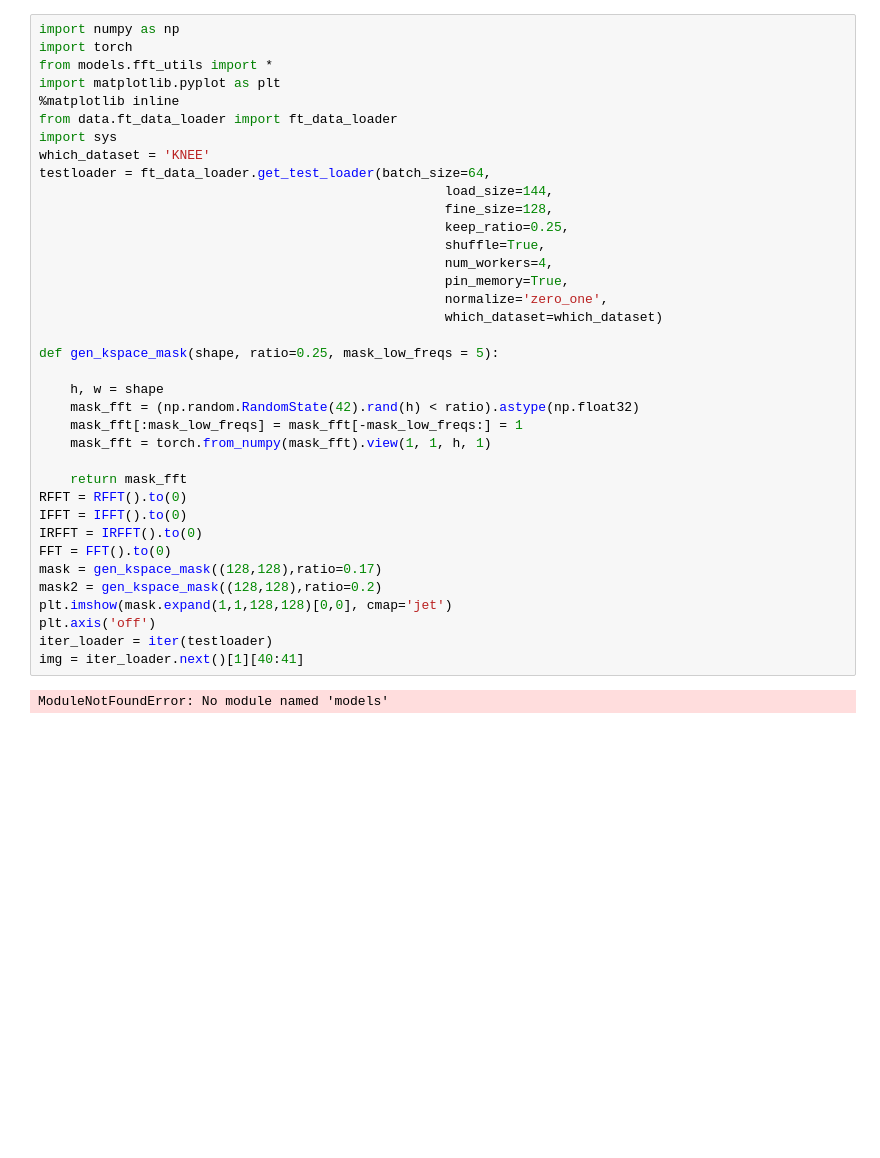
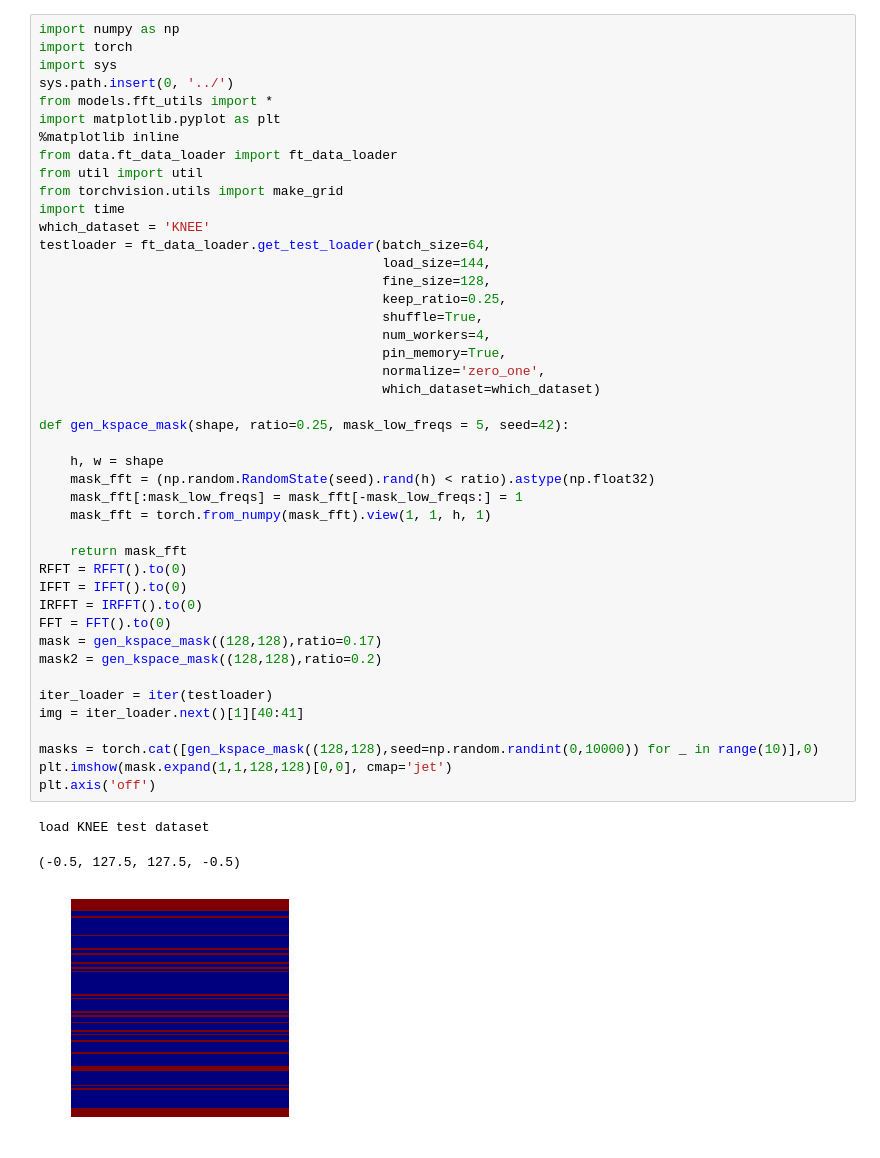
Before and after one commit to facebookresearch/active-mri-acquisition, a Jupyter notebook: ipython_notebook/Analysis of kspace spectrum.ipynb, the cells around one changed output. Cells and saved outputs as stored; diff of their text form; blank space fills up the shorter version.

```diff
--- a/ipython_notebook/Analysis of kspace spectrum.ipynb
+++ b/ipython_notebook/Analysis of kspace spectrum.ipynb
@@ -1,39 +1,48 @@
 # %%
 import numpy as np
 import torch
+import sys
+sys.path.insert(0, '../')
 from models.fft_utils import *
 import matplotlib.pyplot as plt
 %matplotlib inline
 from data.ft_data_loader import ft_data_loader
-import sys
+from util import util
+from torchvision.utils import make_grid
+import time
 which_dataset = 'KNEE'
 testloader = ft_data_loader.get_test_loader(batch_size=64,
-                                                    load_size=144,
-                                                    fine_size=128,
-                                                    keep_ratio=0.25,
-                                                    shuffle=True,
-                                                    num_workers=4,
-                                                    pin_memory=True,
-                                                    normalize='zero_one',
-                                                    which_dataset=which_dataset)
+                                            load_size=144,
+                                            fine_size=128,
+                                            keep_ratio=0.25,
+                                            shuffle=True,
+                                            num_workers=4,
+                                            pin_memory=True,
+                                            normalize='zero_one',
+                                            which_dataset=which_dataset)
 
-def gen_kspace_mask(shape, ratio=0.25, mask_low_freqs = 5):
+def gen_kspace_mask(shape, ratio=0.25, mask_low_freqs = 5, seed=42):
 
     h, w = shape
-    mask_fft = (np.random.RandomState(42).rand(h) < ratio).astype(np.float32)
+    mask_fft = (np.random.RandomState(seed).rand(h) < ratio).astype(np.float32)
     mask_fft[:mask_low_freqs] = mask_fft[-mask_low_freqs:] = 1
     mask_fft = torch.from_numpy(mask_fft).view(1, 1, h, 1)
 
     return mask_fft
 RFFT = RFFT().to(0)
 IFFT = IFFT().to(0)
 IRFFT = IRFFT().to(0)
 FFT = FFT().to(0)
 mask = gen_kspace_mask((128,128),ratio=0.17)
 mask2 = gen_kspace_mask((128,128),ratio=0.2)
+
+iter_loader = iter(testloader)
+img = iter_loader.next()[1][40:41]
+
+masks = torch.cat([gen_kspace_mask((128,128),seed=np.random.randint(0,10000)) for _ in range(10)],0)
 plt.imshow(mask.expand(1,1,128,128)[0,0], cmap='jet')
 plt.axis('off')
-iter_loader = iter(testloader)
-img = iter_loader.next()[1][40:41]
 # %% [output]
-ModuleNotFoundError: No module named 'models'
+load KNEE test dataset
+(-0.5, 127.5, 127.5, -0.5)
+[figure, added]
```
Also changed, not shown: parts of 5 cells of this notebook, 16 other files.
